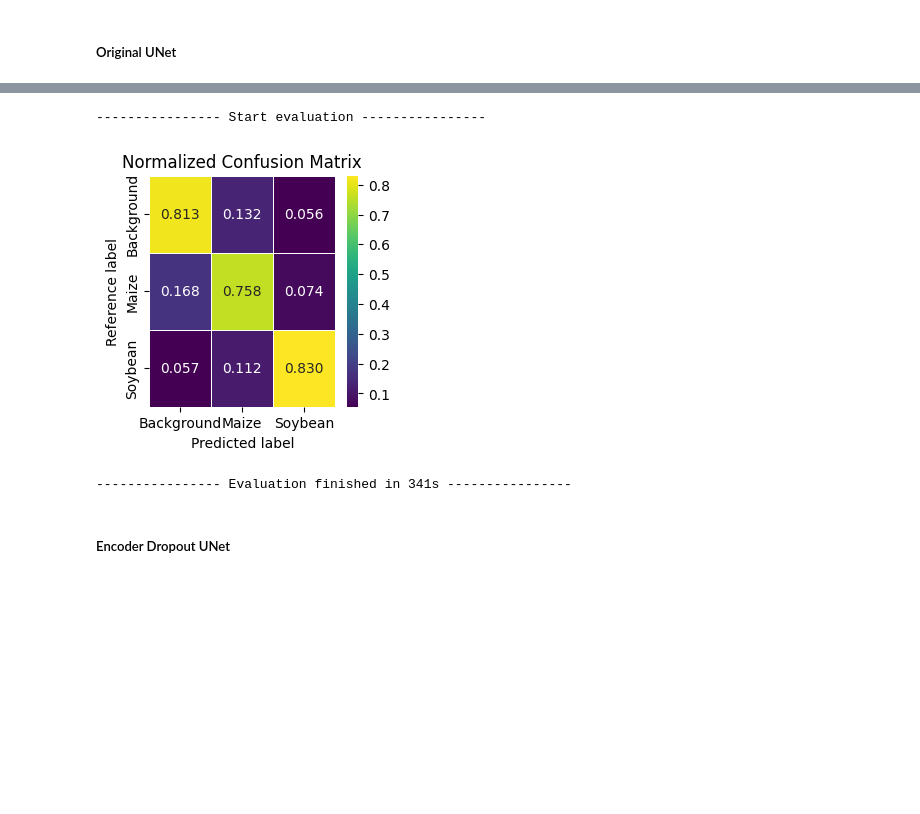
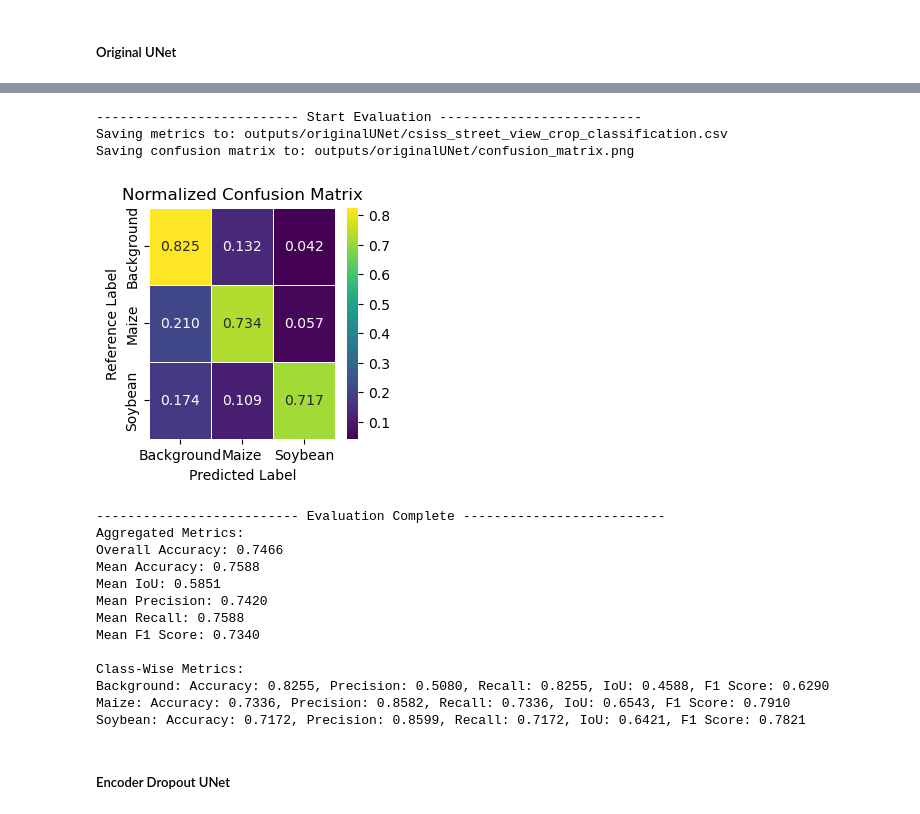
Before and after one commit to hanxLi/streetview_crop_classification, a Jupyter notebook: notebook/training_pipeline.ipynb, the cells around one changed output, grey strips where cells are left out. Saved outputs shown, nothing was run; the diff lists cells and outputs as text; code cells hidden in the pictures; blank space fills up the shorter version.

Commit message:
Update Code for Training and Inference | WIP

```diff
--- a/notebook/training_pipeline.ipynb
+++ b/notebook/training_pipeline.ipynb
@@ -140,7 +160,9 @@ model_comp.fit(
     lr_init=config['training']['learning_rate'],
     lr_policy='steplr',  # Use 'steplr' as specified in config
     criterion=config['training']['criterion'],
+    # class_weights=config['training']['classwise_weights'],
     log=True,  # Enable logging for TensorBoard
     return_loss=False,
+    use_ancillary=False,
     **config['training']['scheduler']['params'])
 # %% [output]
@@ -164,12 +186,27 @@ Epoch 50 completed in 1968.20 seconds
 # %%
-model_comp.accuracy_evaluation(eval_dataset=val_loader,
-                               filename=config['evaluation']['filename'],
-                               num_classes=config['model']['params']['out_channels'],
-                               class_mapping=config['evaluation']['class_mapping'])
+model_comp.evaluate(dataloader=val_loader,
+                    num_classes=config['model']['params']['out_channels'],
+                    class_mapping=config['evaluation']['class_mapping'],
+                    out_name=config['evaluation']['filename'],
+                    log_uncertainty=False)
 # %% [output]
----------------- Start evaluation ----------------
+-------------------------- Start Evaluation --------------------------
+Saving metrics to: outputs/originalUNet/csiss_street_view_crop_classification.csv
+Saving confusion matrix to: outputs/originalUNet/confusion_matrix.png
-[figure, old version]
+[figure, new version]
----------------- Evaluation finished in 341s ----------------
+-------------------------- Evaluation Complete --------------------------
+Aggregated Metrics:
+Overall Accuracy: 0.7466
+Mean Accuracy: 0.7588
+Mean IoU: 0.5851
+Mean Precision: 0.7420
+Mean Recall: 0.7588
+Mean F1 Score: 0.7340
+
+Class-Wise Metrics:
+Background: Accuracy: 0.8255, Precision: 0.5080, Recall: 0.8255, IoU: 0.4588, F1 Score: 0.6290
+Maize: Accuracy: 0.7336, Precision: 0.8582, Recall: 0.7336, IoU: 0.6543, F1 Score: 0.7910
+Soybean: Accuracy: 0.7172, Precision: 0.8599, Recall: 0.7172, IoU: 0.6421, F1 Score: 0.7821
 # %% [markdown]
 ##### Encoder Dropout UNet
 # %%
```
Also changed, not shown: parts of 3 cells of this notebook, 14 other files.
